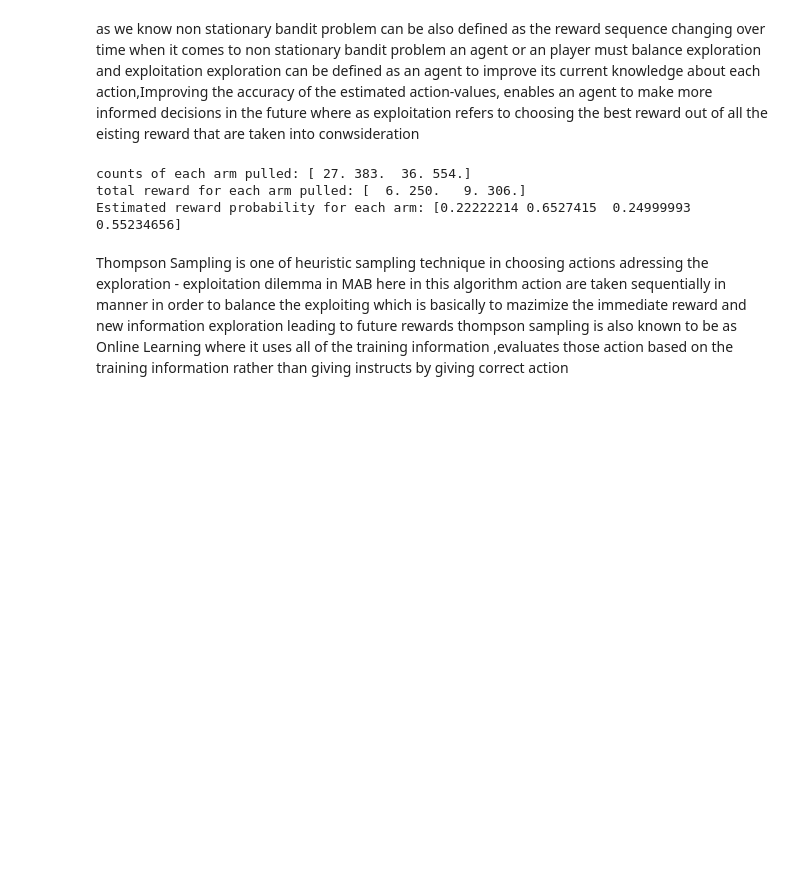
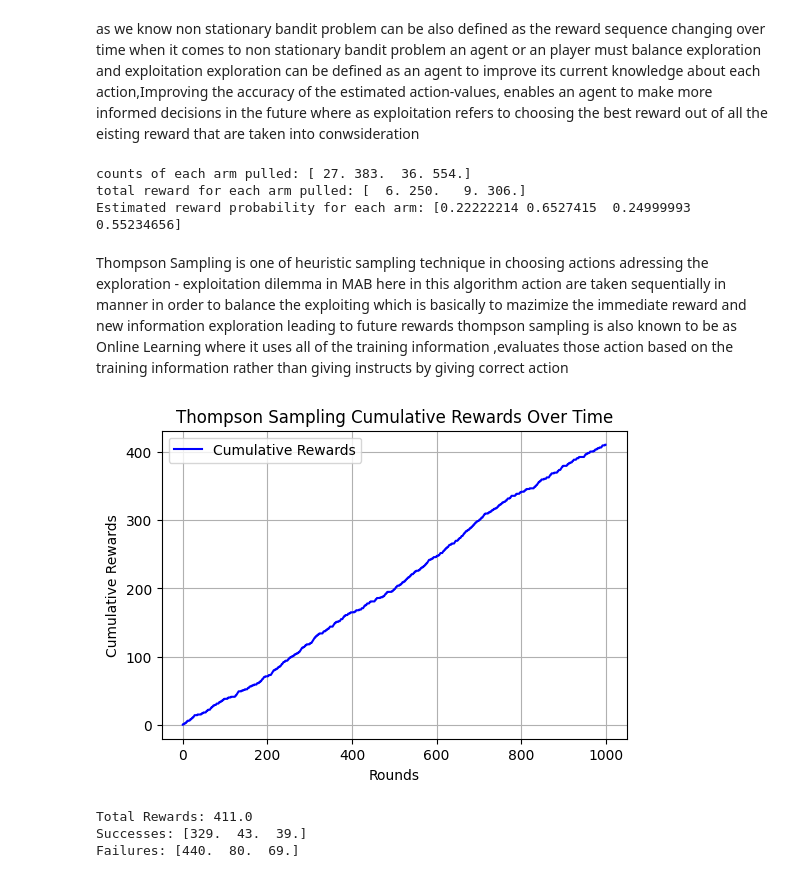
Before and after one commit to joshIsac/Reinforcement-learning, a Jupyter notebook: 2348523_Tracking Nonstationary Bandit Problem_lab Excercise-2.ipynb, the cells around one changed output. Drawn from its saved outputs; the diff is of its cells as text; code cells hidden in the pictures; blank space fills up the shorter version.

```diff
--- a/2348523_Tracking Nonstationary Bandit Problem_lab Excercise-2.ipynb
+++ b/2348523_Tracking Nonstationary Bandit Problem_lab Excercise-2.ipynb
@@ -68,0 +67,75 @@ Thompson Sampling is one of heuristic sampling technique in choosing actions adr
+# %%
+#thompson algorithm
+class ThompsonSampling:
+    def __init__(self, n_arms):
+        self.n_arms = n_arms
+        self.success = np.zeros(n_arms)
+        self.failure = np.zeros(n_arms)
+
+    def select_arm(self):
+        # Sample from the Beta distribution for each arm
+        beta_samples = np.random.beta(self.success + 1, self.failure + 1)
+        return np.argmax(beta_samples)  # Select the arm with the highest sample
+
+    def update(self, chosen_arm, reward):
+        if reward == 1:
+            self.success[chosen_arm] += 1  # Increment successes
+        else:
+            self.failure[chosen_arm] += 1  # Increment failures
+
+    def sim_env(n_arms, n_rounds, true_conversion_rates):
+        # Simulate the environment with the given true conversion rates
+        rewards = np.zeros(n_rounds)
+        for i in range(n_rounds):
+            # Choose an arm based on the true conversion rates
+            chosen_arm = np.random.choice(n_arms, p=true_conversion_rates)
+            # Get the reward for the chosen arm
+            rewards[i] = np.random.binomial(1, true_conversion_rates[chosen_arm])
+        return rewards
+
+# Parameters
+n_arms = 3
+n_rounds = 1000
+true_conversion_rates = [0.1, 0.3, 0.4]
+
+# Ensure probabilities sum to 1
+true_conversion_rates = np.array(true_conversion_rates)
+true_conversion_rates /= true_conversion_rates.sum()
+
+# Simulate the environment with the given true conversion rates
+rewards = ThompsonSampling.sim_env(n_arms, n_rounds, true_conversion_rates)
+
+# Initialize Thompson Sampling
+ts = ThompsonSampling(n_arms)
+
+# Store total rewards
+total_rewards = np.zeros(n_rounds)
+
+# Run the simulation
+for round in range(n_rounds):
+    chosen_arm = ts.select_arm()
+    reward = rewards[round]  # Get reward from simulated environment
+    ts.update(chosen_arm, reward)
+    total_rewards[round] = reward
+
+# Results
+cumulative_rewards = np.cumsum(total_rewards)
+
+# Plotting
+plt.figure(figsize=(6,4))
+plt.plot(cumulative_rewards, label='Cumulative Rewards', color='blue')
+plt.xlabel('Rounds')
+plt.ylabel('Cumulative Rewards')
+plt.title('Thompson Sampling Cumulative Rewards Over Time')
+plt.legend()
+plt.grid()
+plt.show()
+
+print("Total Rewards:", total_rewards.sum())
+print("Successes:", ts.success)
+print("Failures:", ts.failure)
+# %% [output]
+[figure, added]
+Total Rewards: 411.0
+Successes: [329.  43.  39.]
+Failures: [440.  80.  69.]
```
Also changed, not shown: parts of 1 cell of this notebook.
